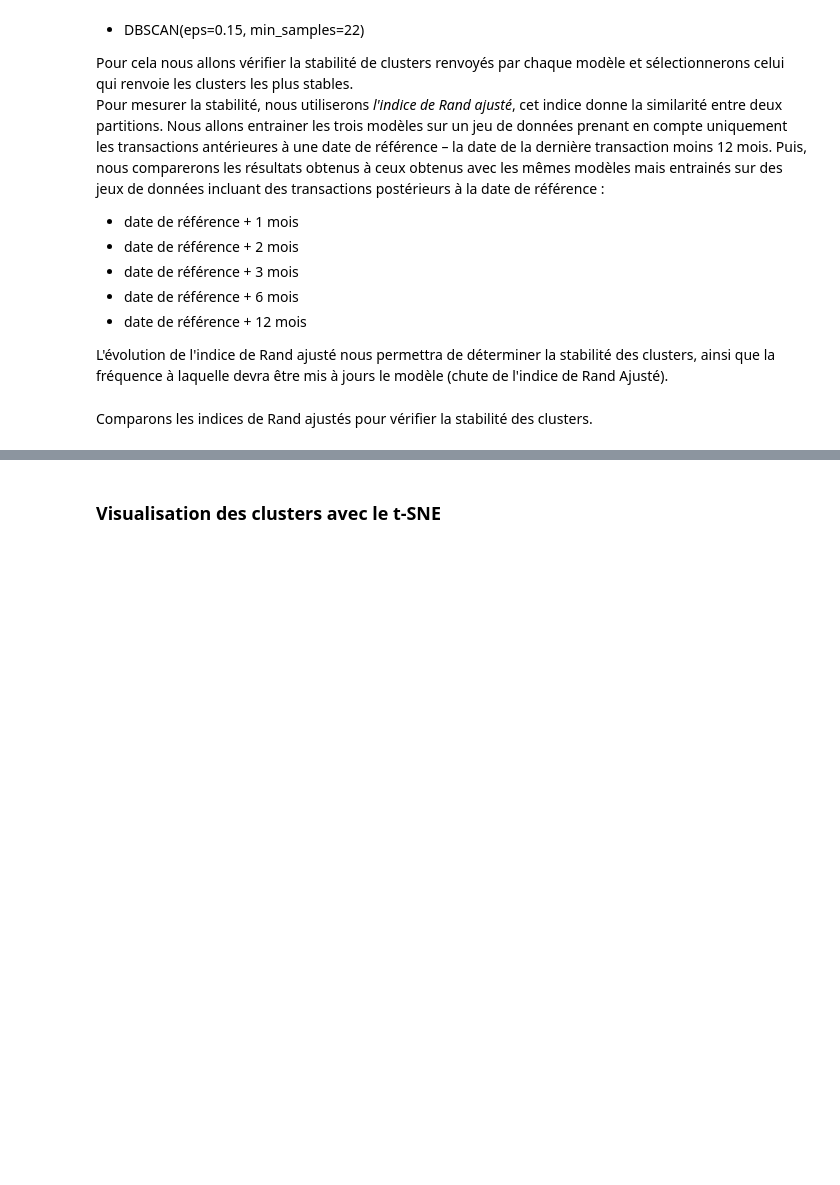
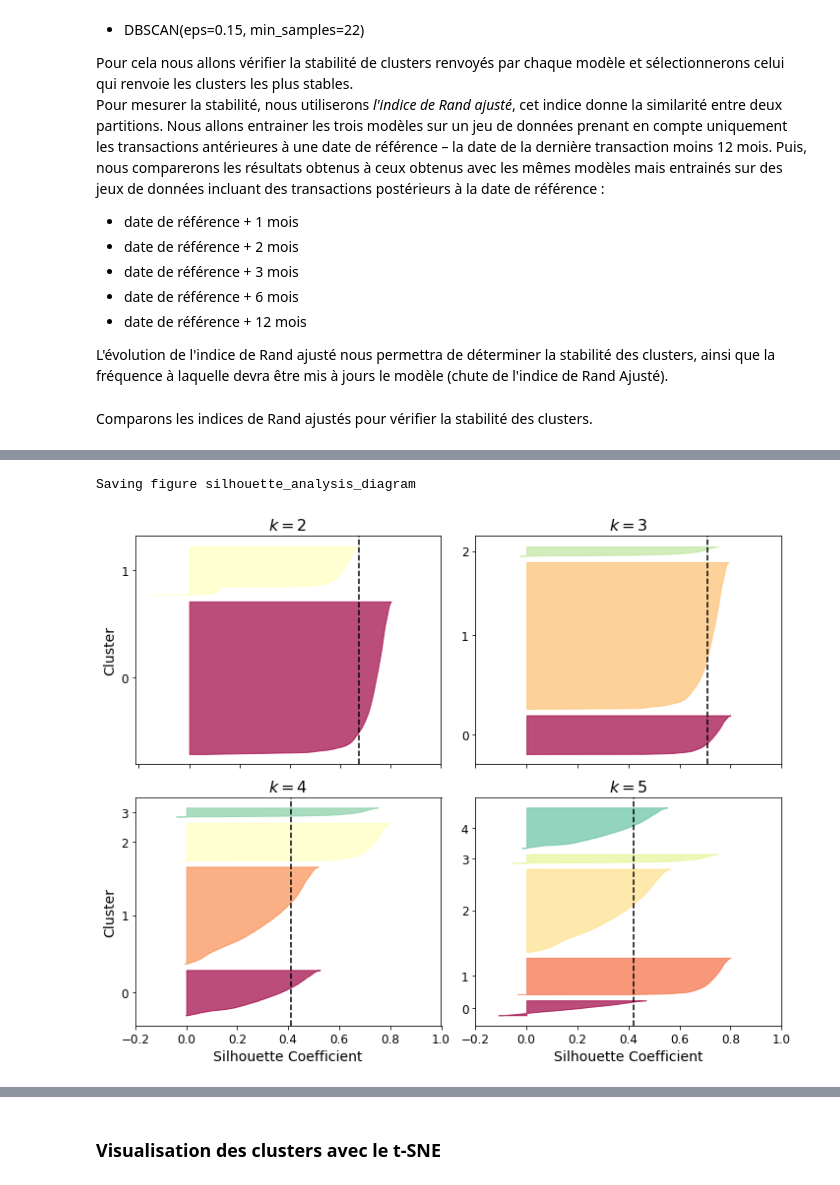
Before and after one commit to Pierre-Eloi/OC_DS_Project5, a Jupyter notebook: Project5_Data_Clustering.ipynb, the cells around one changed output, grey strips where cells are left out. Cells and saved outputs as stored; diff of their text form; code cells hidden in the pictures; blank space fills up the shorter version.

```diff
--- a/Project5_Data_Clustering.ipynb
+++ b/Project5_Data_Clustering.ipynb
@@ -570,0 +677,5 @@ Nous pouvons maintenant tracer le heatmap
+# %%
+silhouette_diag(X_scaled, list_k=range(2, 6), file_name="silhouette_diagram_plot_weighted")
+# %% [output]
+Saving figure silhouette_analysis_diagram
+[figure, added]
```
Also changed, not shown: parts of 43 cells of this notebook.
